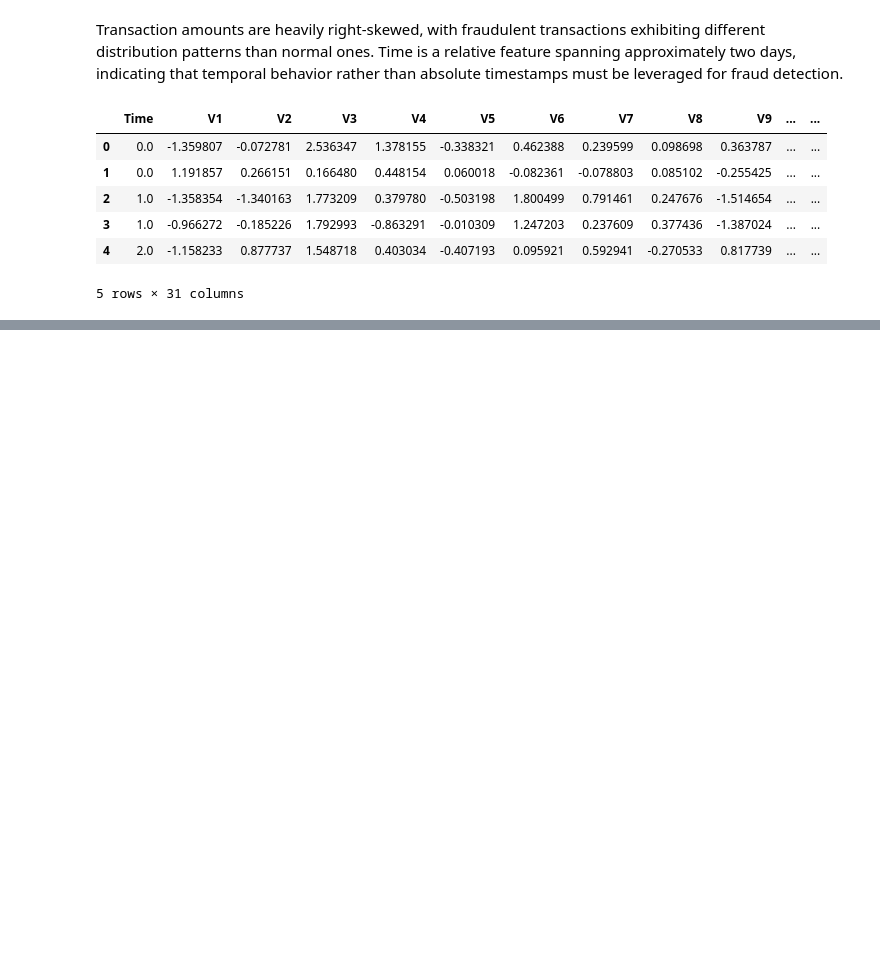
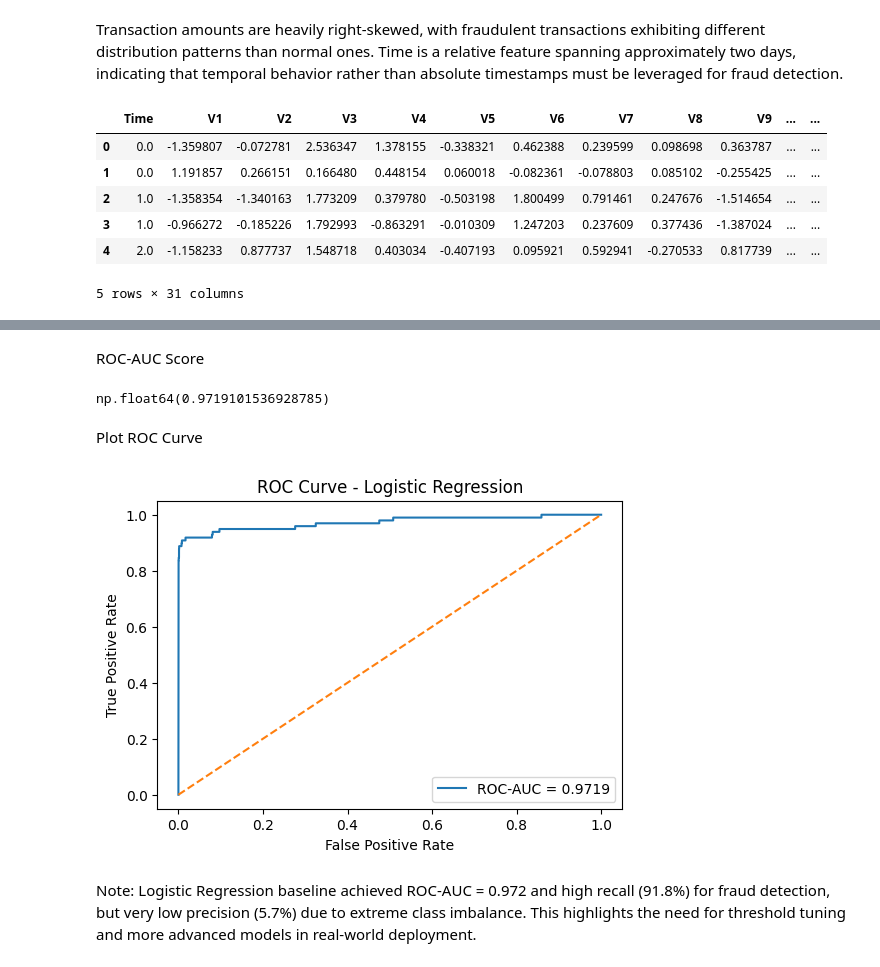
Before and after one commit to waydem002/fraud-detection-app, a Jupyter notebook: notebooks/01_eda_initial.ipynb, the cells around one changed output, grey strips where cells are left out. Drawn from its saved outputs; the diff is of its cells as text; code cells hidden in the pictures; blank space fills up the shorter version.

Commit message:
Complete initial EDA and baseline logistic regression analysis

```diff
--- a/notebooks/01_eda_initial.ipynb
+++ b/notebooks/01_eda_initial.ipynb
@@ -171,0 +214,5 @@ df.head()
+# %%
+X = df.drop(columns=["Class", "Amount"]) # Am dropped raw Amount because am using engineered versions.
+y = df["Class"]
+
+X.shape, y.shape
@@ -171,0 +223,10 @@ df.head()
+# %%
+X_train, X_test, y_train, y_test = train_test_split(
+    X,
+    y,
+    test_size=0.2,
+    random_state=42,
+    stratify=y      # Using Stratify give the model evaluation a robust meaning
+)
+
+y_train.value_counts(normalize=True) * 100
@@ -171,0 +266,8 @@ df.head()
+# %%
+log_reg = LogisticRegression(
+    max_iter=1000,
+    class_weight="balanced",  # balancing the class_weight is to penalizes misclassifying fraud more heavily.
+    random_state=42
+)
+
+log_reg.fit(X_train, y_train)
@@ -171,0 +285,3 @@ df.head()
+# %%
+y_pred = log_reg.predict(X_test)
+y_proba = log_reg.predict_proba(X_test)[:, 1]
@@ -171,0 +314,25 @@ df.head()
+# %% [markdown]
+ROC-AUC Score
+# %%
+roc_auc = roc_auc_score(y_test, y_proba)
+roc_auc
+# %% [output]
+np.float64(0.9719101536928785)
+# %% [markdown]
+Plot ROC Curve
+# %%
+fpr, tpr, _ = roc_curve(y_test, y_proba)
+
+plt.figure(figsize=(6,4))
+plt.plot(fpr, tpr, label=f"ROC-AUC = {roc_auc:.4f}")
+plt.plot([0, 1], [0, 1], linestyle="--")
+plt.xlabel("False Positive Rate")
+plt.ylabel("True Positive Rate")
+plt.title("ROC Curve - Logistic Regression")
+plt.legend()
+plt.show()
+# %% [output]
+[figure, added]
+# %% [markdown]
+Note:
+Logistic Regression baseline achieved ROC-AUC = 0.972 and high recall (91.8%) for fraud detection, but very low precision (5.7%) due to extreme class imbalance. This highlights the need for threshold tuning and more advanced models in real-world deployment.
```
Also changed, not shown: parts of 23 cells of this notebook.
